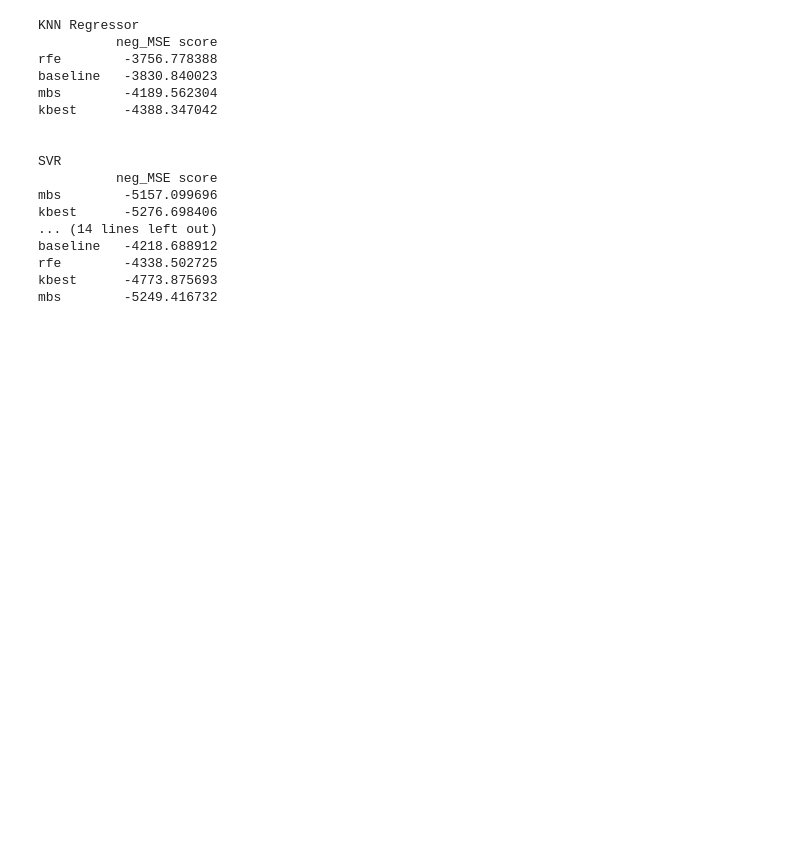
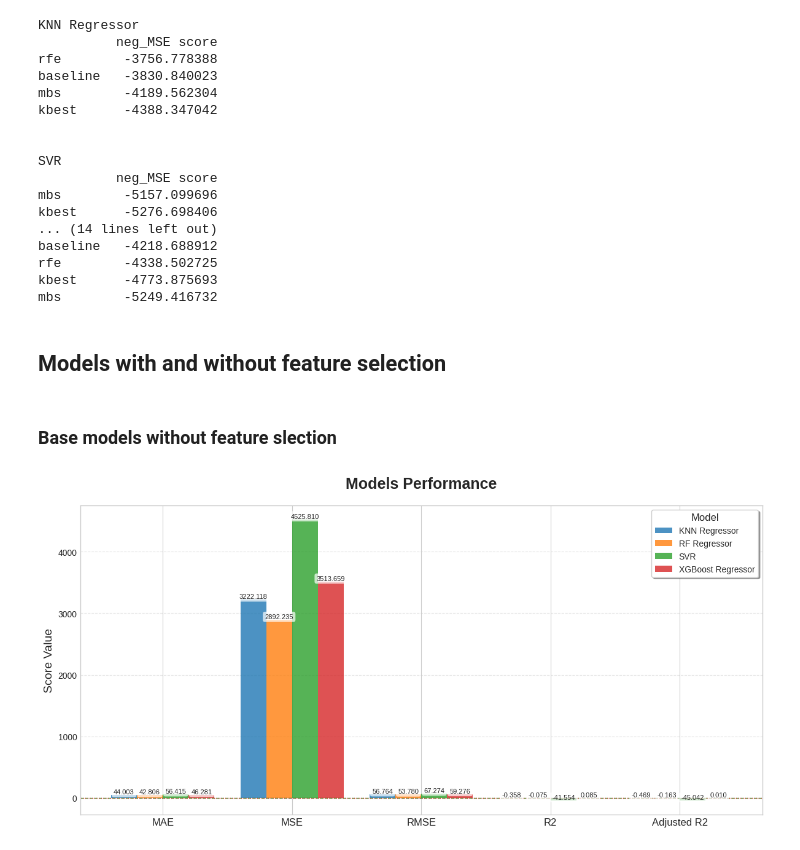
Before and after one commit to xXKeNdAmAmAsTeRXx/Machine-Learning-Tasks, a Jupyter notebook: Model_Selection_and_Regularization/Regression - Diabetes Dataset.ipynb, the cells around one changed output. Saved outputs shown, nothing was run; the diff lists cells and outputs as text; code cells hidden in the pictures; blank space fills up the shorter version.

Commit message:
evaluate base model without feature selection

```diff
--- a/Model_Selection_and_Regularization/Regression - Diabetes Dataset.ipynb
+++ b/Model_Selection_and_Regularization/Regression - Diabetes Dataset.ipynb
@@ -413,3 +413,27 @@ baseline   -4218.688912
 rfe        -4338.502725
 kbest      -4773.875693
 mbs        -5249.416732
+# %% [markdown]
+## Models with and without feature selection
+# %%
+def fit_and_test(model):
+    global x_train, y_train, x_test, y_test
+
+    model.fit(x_train, y_train)
+    y_hat = model.predict(x_test)
+
+    feature_shape = x_test.shape ##TODO: need to be prepared for feature selection
+
+    return metric(y_test, y_hat, feature_shape)
+# %% [markdown]
+### Base models without feature slection
+# %%
+dummy_models_scores = {}
+
+for n in model_names:
+    dummy_models_scores[n] = fit_and_test(models[n])
+
+
+plot_meterics(dummy_models_scores)
+# %% [output]
+[figure, added]
```
